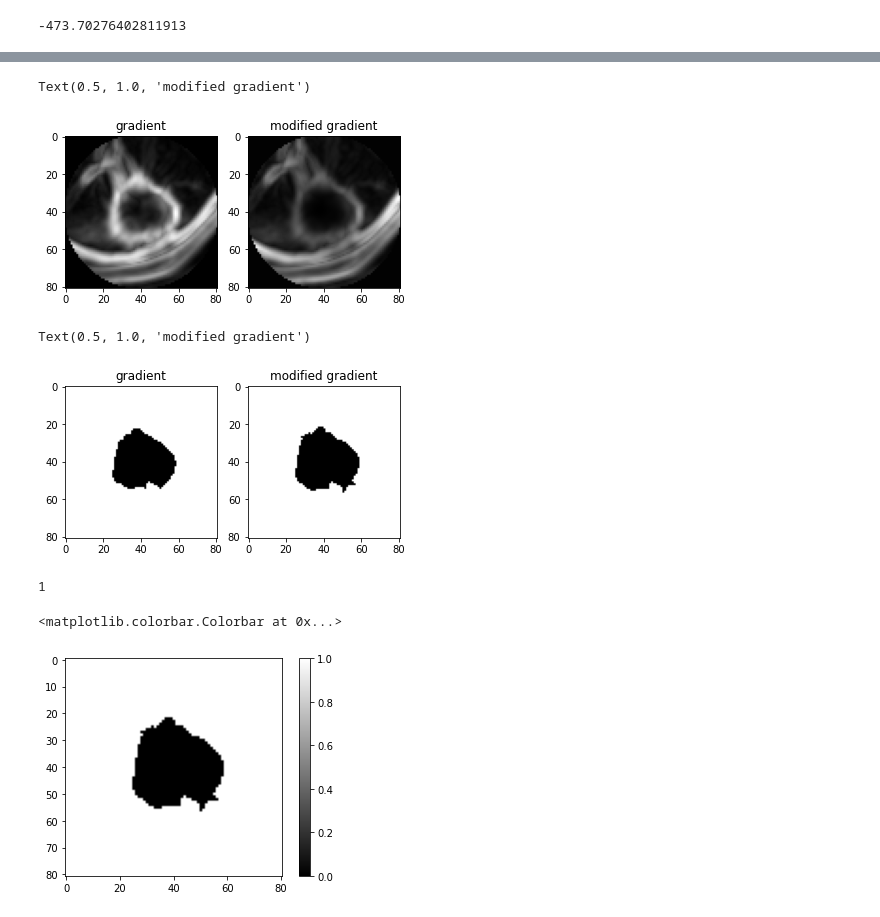
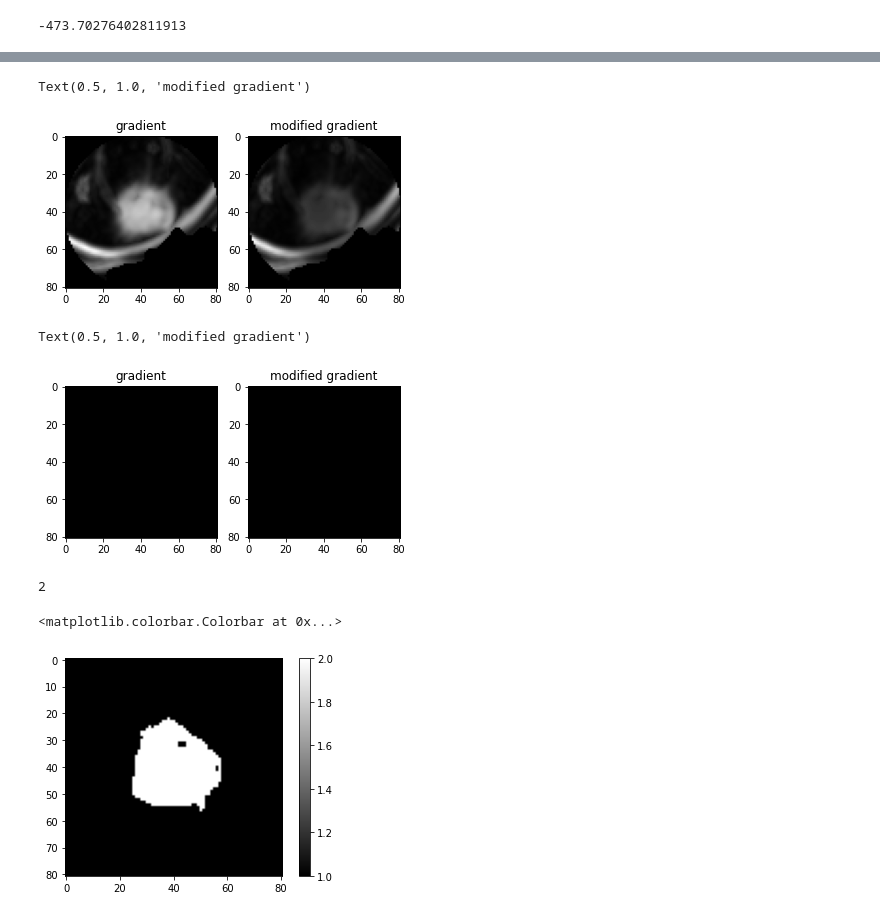
Before and after one commit to caryn-geady/BME1462-Biomedical-Image-Analysis-final-project, a Jupyter notebook: Sample Segmentation II.ipynb, the cells around one changed output, grey strips where cells are left out. Saved outputs shown, nothing was run; the diff lists cells and outputs as text; code cells hidden in the pictures.

```diff
--- a/Sample Segmentation II.ipynb
+++ b/Sample Segmentation II.ipynb
@@ -207,0 +170,23 @@ array([[31, 36,  6],
+# %%
+# label the opened, threshold mask into connected regions
+lesion_labels = label(binary_img_centroid)
+lesion_props = regionprops(lesion_labels)
+
+# label the image sub-volume into connected regions
+msk_subV_labels = label(msk_subV)
+msk_subV_props = regionprops(msk_subV_labels)
+
+msk_j,msk_i,msk_k = [round(i) for i in msk_subV_props[0].centroid]
+
+dist = []
+
+# calculate the distance between the centroid of each connected region and the 'true' centroid
+for obj in lesion_props:
+    y,x,z = [round(i) for i in obj.centroid]
+    dist.append(np.sqrt((x-msk_i)**2+(y-msk_j)**2+(z-msk_k)**2))
+
+# find the index of the connected component that minimizes the distance between centroids
+ind = np.where(dist == min(dist))[0][0]
+
+centroid_subV = lesion_props[ind].centroid
+centroid_subV
@@ -207,0 +195,13 @@ array([[31, 36,  6],
+# %%
+regionprops?
+
+# put together a list of all pixels that are not in the lesion -- make minimums to optimize watershed result
+coords = []
+
+for i in range(len(lesion_props)):
+    if i == ind:
+        continue
+    else:
+        coords.append(lesion_props[i].coords)
+
+len(coords[0])
@@ -233,3 +235,6 @@ min_image = erosion(denoised,ball(2))
 
 gradient_image = max_image - min_image
 gradient_image[~msk_subV] = np.min(gradient_image)
+
+for i in range(len(coords[0])):
+    gradient_image[coords[0][i][0],coords[0][i][1],coords[0][i][2]] = np.min(gradient_image)
@@ -252,28 +259,32 @@ mod_gradient = gradient_image * dist_matrix
 
 fig, axes = plt.subplots(nrows=1, ncols=2)
 
-axes[0].imshow(gradient_image[:,:,6],cmap='binary_r')
+slice_num = 10
+
+axes[0].imshow(gradient_image[:,:,slice_num],cmap='binary_r')
 axes[0].set_title('gradient')
-axes[1].imshow(mod_gradient[:,:,6],cmap='binary_r')
+axes[1].imshow(mod_gradient[:,:,slice_num],cmap='binary_r')
 axes[1].set_title('modified gradient')
 
 # plt.imshow(mod_gradient[:,:,6],cmap='binary_r')
 # %% [output]
 Text(0.5, 1.0, 'modified gradient')
-[figure, old version]
+[figure, new version]
 # %%
-water_initial = watershed(gradient_image,marker_image)
-water_initial_mod = watershed(mod_gradient, marker_image)
+water_initial = ~watershed(gradient_image,marker_image,connectivity=2)
+water_initial_mod = ~watershed(mod_gradient, marker_image,connectivity=2)
 # %%
 fig, axes = plt.subplots(nrows=1, ncols=2)
 
-axes[0].imshow(water_initial[:,:,6],cmap='binary_r')
+slice_num = 12
+
+axes[0].imshow(water_initial[:,:,slice_num],cmap='binary_r')
 axes[0].set_title('gradient')
-axes[1].imshow(water_initial_mod[:,:,6],cmap='binary_r')
+axes[1].imshow(water_initial_mod[:,:,slice_num],cmap='binary_r')
 axes[1].set_title('modified gradient')
 # %% [output]
 Text(0.5, 1.0, 'modified gradient')
-[figure, old version]
+[figure, new version]
 # %%
 watershed?
 # %%
@@ -282,11 +293,11 @@ water_labels = label(water_initial_mod,background = 1)
 water_props = regionprops(water_labels)
 len(water_props)
 # %% [output]
-1
+2
 # %%
-plt.imshow(water_labels[:,:,6],cmap='binary_r')
+plt.imshow(water_labels[:,:,5],cmap='binary_r')
 plt.colorbar()
 # %% [output]
 <matplotlib.colorbar.Colorbar at 0x...>
-[figure, old version]
+[figure, new version]
 # %%
```
Also changed, not shown: parts of 16 cells of this notebook.
